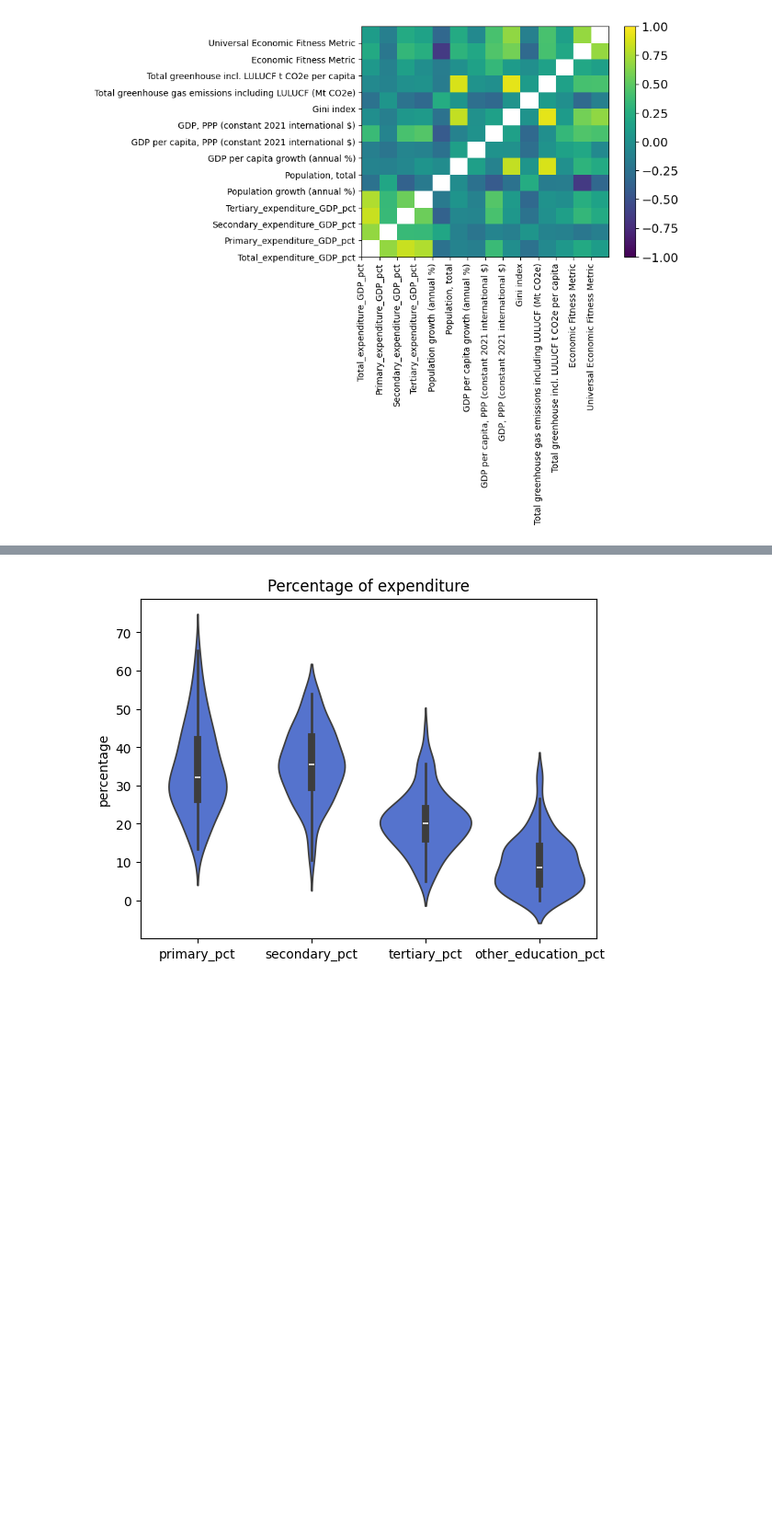
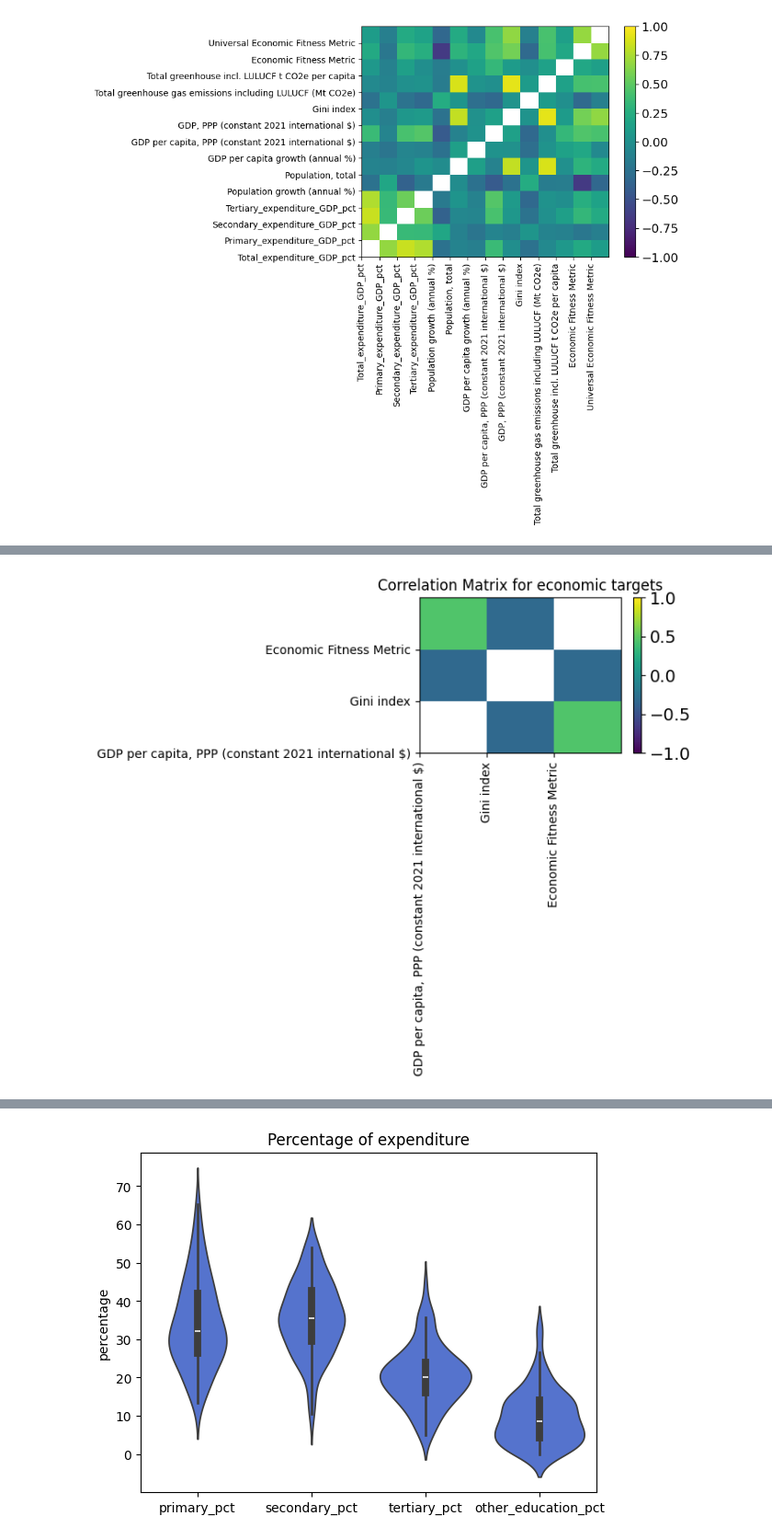
Before and after one commit to arnwas/DS, a Jupyter notebook: Taxes for Education.ipynb, the cells around one changed output, grey strips where cells are left out. Shown at 92% size. Cells and saved outputs as stored; diff of their text form; code cells hidden in the pictures; blank space fills up the shorter version.

```diff
--- a/Taxes for Education.ipynb
+++ b/Taxes for Education.ipynb
@@ -126,11 +171,14 @@ show_feature_hist(edu,(8,65))
 # %%
-edu_feature_dict={
-    'Government expenditure on education as % of GDP (%)':"Total_expenditure_GDP_pct",
-    'Government expenditure on primary education as % of GDP (%)':"Primary_expenditure_GDP_pct",
-    'Government expenditure on secondary education as % of GDP (%)':"Secondary_expenditure_GDP_pct",
-    'Government expenditure on tertiary education as % of GDP (%)':"Tertiary_expenditure_GDP_pct"
+# Cleaning data further for only keeping the necessary things in edu_df and edu_features
+edu_feature_dict = {
+    "Government expenditure on education as % of GDP (%)": "Total_expenditure_GDP_pct",
+    "Government expenditure on primary education as % of GDP (%)": "Primary_expenditure_GDP_pct",
+    "Government expenditure on secondary education as % of GDP (%)": "Secondary_expenditure_GDP_pct",
+    "Government expenditure on tertiary education as % of GDP (%)": "Tertiary_expenditure_GDP_pct",
 }
-edu_df,edu_features=extract_features_for_year(edu,2010,select_features=edu_feature_dict)
+edu_df, edu_features = extract_features_for_year(
+    edu, 2010, select_features=edu_feature_dict
+)
 # %% [output]
 We use the following features:
 
@@ -240,15 +326,19 @@ plt.show()
 [figure]
 # %%
 # function for showing correlations
-def plot_corr_mesh(ax,df,cols,rect=None):
-    df_feat=df[cols].corr()
+
+
+def plot_corr_mesh(ax, df, cols, rect=None):
+    df_feat = df[cols].corr()
     # remove the diagonal
-    df_feat=df_feat.replace(1.0,np.nan) # this is avoing to show perfectly correlated columns
-    mesh=ax.pcolormesh(df_feat)
-    mesh.set_clim(-1.0,1.0)
-    cb=plt.colorbar(mesh,ax=ax)
+    df_feat = df_feat.replace(
+        1.0, np.nan
+    )  # this is avoing to show perfectly correlated columns
+    mesh = ax.pcolormesh(df_feat)
+    mesh.set_clim(-1.0, 1.0)
+    cb = plt.colorbar(mesh, ax=ax)
     cb.ax.tick_params(labelsize=14)
     ax.set_xticks(range(len(cols)))
-    ax.set_xticklabels(cols,rotation=90)
+    ax.set_xticklabels(cols, rotation=90)
     ax.set_yticks(range(len(cols)))
     ax.set_yticklabels(cols)
@@ -275,0 +370,7 @@ plot_corr_mesh(axs,df,df.columns)
+# %%
+fig, ax = plt.subplots(nrows=1, figsize=(7, 6))
+plot_corr_mesh(ax, df, targets)
+ax.set_title("Correlation Matrix for economic targets", fontsize=12)
+fig.tight_layout()
+# %% [output]
+[figure, new version]
```
Also changed, not shown: parts of 59 cells of this notebook.
